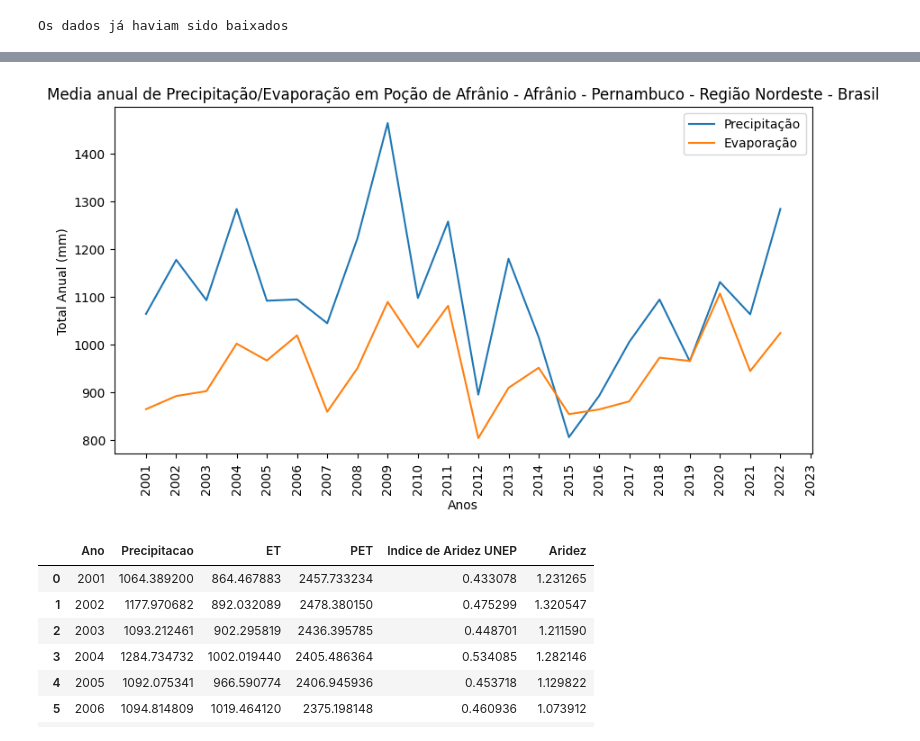
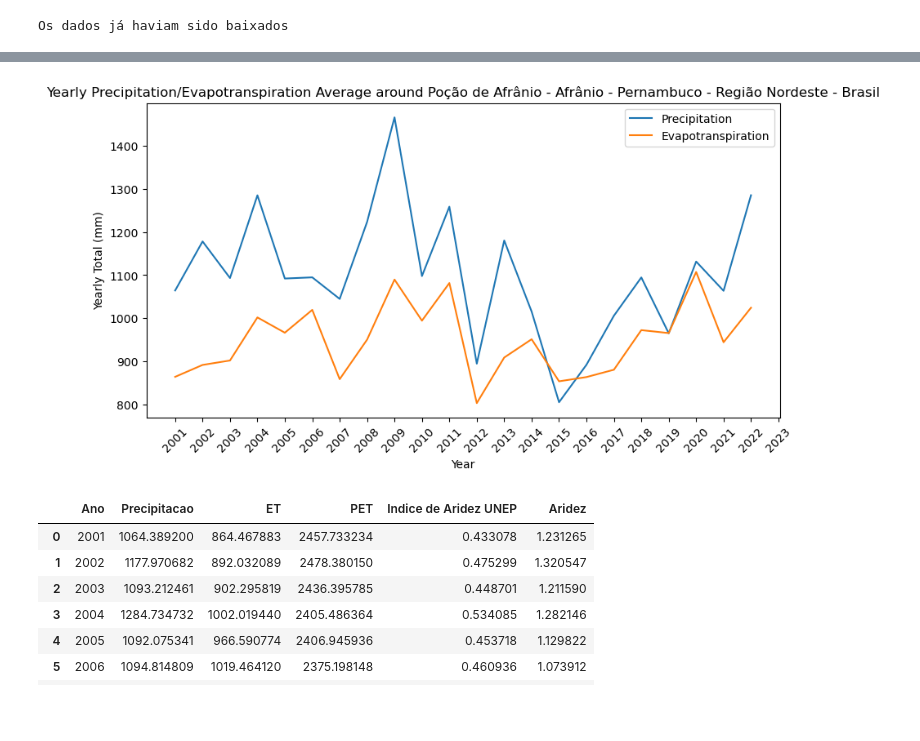
Before and after one commit to fabiomnsantos/driven-data-UABJ, a Jupyter notebook: NoteBooks/desertification_index.ipynb, the cells around one changed output, grey strips where cells are left out. Drawn from its saved outputs; the diff is of its cells as text; code cells hidden in the pictures; blank space fills up the shorter version.

```diff
--- a/NoteBooks/desertification_index.ipynb
+++ b/NoteBooks/desertification_index.ipynb
@@ -45,7 +45,7 @@ if not os.path.exists(_graficos):
     os.makedirs(_graficos)
 # %%
 def get_location_name(latitude, longitude):
-  """Get geographical location name by latitude and longitude"""
+  """Get geographical location name by latitude and longitude from Nominatim"""
   # construir a url da API do Nominatim
   url = f"https://nominatim.openstreetmap.org/reverse?format=json&lat={latitude}&lon={longitude}"
   # fazer uma requisição GET e obter a resposta em formato JSON
@@ -142,12 +140,18 @@ mapa
 # %%
-def dias_mes(mes, ano):
-  data = datetime.date(ano, mes, 1)
-  proximo_mes = data.replace(month=data.month % 12 + 1)
-  ultimo_dia = proximo_mes - datetime.timedelta(days=1)
-  return ultimo_dia.day
+import calendar
+
+# def dias_mes(mes, ano):
+#   """"""
+#   data = datetime.date(ano, mes, 1)
+#   proximo_mes = data.replace(month=data.month % 12 + 1)
+#   ultimo_dia = proximo_mes - datetime.timedelta(days=1)
+#   return ultimo_dia.day
+
 def precipitacao_mes(mes, ano):
-    ultimodia = dias_mes(mes, ano)
-    data_type = 26 #dados de precipitação
+    """ Collects monthly precipitation data from month "mes" and year "ano" and returns a Pandas dataframe. """
+
+    ultimodia = calendar.monthrange(ano,mes) #dias_mes(mes, ano)
+    data_type = 26  # code for precipitation data
     start_date = "{:02d}/01/{}".format(mes, ano)
     end_date = "{:02d}/{:02d}/{}".format(mes,ultimodia, ano+1)
     operation_type = 'average'
@@ -156,7 +160,10 @@ def precipitacao_mes(mes, ano):
     data_df = pd.DataFrame(df['data'].to_list())
     valores = data_df["raw_value"].mean()
     return valores
+
 def precipitacao_ano(ano):
+    """ Collects yearly precipitation data from year "ano" and returns a Pandas dataframe. """
+
     #_localdataName
     arqName = f"{_localdataName}/{ano} precipit data.csv"
     data_type = 26 #dados de precipitação
@@ -174,6 +181,7 @@ def precipitacao_ano(ano):
         data_df = pd.DataFrame(df['data'].to_list())
         data_df['raw_value'].to_csv(arqName+".raw")
         return data_df['raw_value']
+
 def downloadinfo(file_url, name):
     response = requests.get(file_url, stream=True)
     file_size = int(response.headers.get("content-length", 0))
@@ -183,6 +191,8 @@ def downloadinfo(file_url, name):
             f.write(chunk)
             progress.update(len(chunk))
     progress.close()
+
+# Fills a dictionary "_precipitacao" with yearly precipitation data
 _precipitacao = {}
 for i in range(_ano_inicial,_ano_final+1):
     _precipitacao[i] = precipitacao_ano(i)
@@ -424,16 +407,16 @@ _dados
 # %%
 plt.figure(figsize=(10,5))
-plt.plot(_dados["Ano"], _dados["Precipitacao"], label="Precipitação")
-plt.plot(_dados["Ano"], _dados["ET"], label="Evaporação")
-plt.xticks(np.arange(_ano_inicial, _ano_final+1, 1), [str(i) for i in range(_ano_inicial, _ano_final+1)],  rotation=90)
-plt.xlabel('Anos')
-plt.ylabel('Total Anual (mm)')
-plt.title(f'Media anual de Precipitação/Evaporação em {_NomeLocal}')
+plt.plot(_dados["Ano"], _dados["Precipitacao"], label="Precipitation")
+plt.plot(_dados["Ano"], _dados["ET"], label="Evapotranspiration")
+plt.xticks(np.arange(_ano_inicial, _ano_final+1, 1), [str(i) for i in range(_ano_inicial, _ano_final+1)],  rotation=45)
+plt.xlabel('Year')
+plt.ylabel('Yearly Total (mm)')
+plt.title(f'Yearly Precipitation/Evapotranspiration Average around {_NomeLocal}')
 plt.legend()
 plt.savefig(_graficos+"precipitacao e evaporacao.png", format="png")
 plt.show()
 # %% [output]
-[figure, old version]
+[figure, new version]
 # %%
 _dados['Indice de Aridez UNEP'] = _dados["Precipitacao"] / _dados["PET"]
 _dados['Aridez'] = _dados["Precipitacao"] / _dados["ET"]
```
Also changed, not shown: parts of 23 cells of this notebook.
